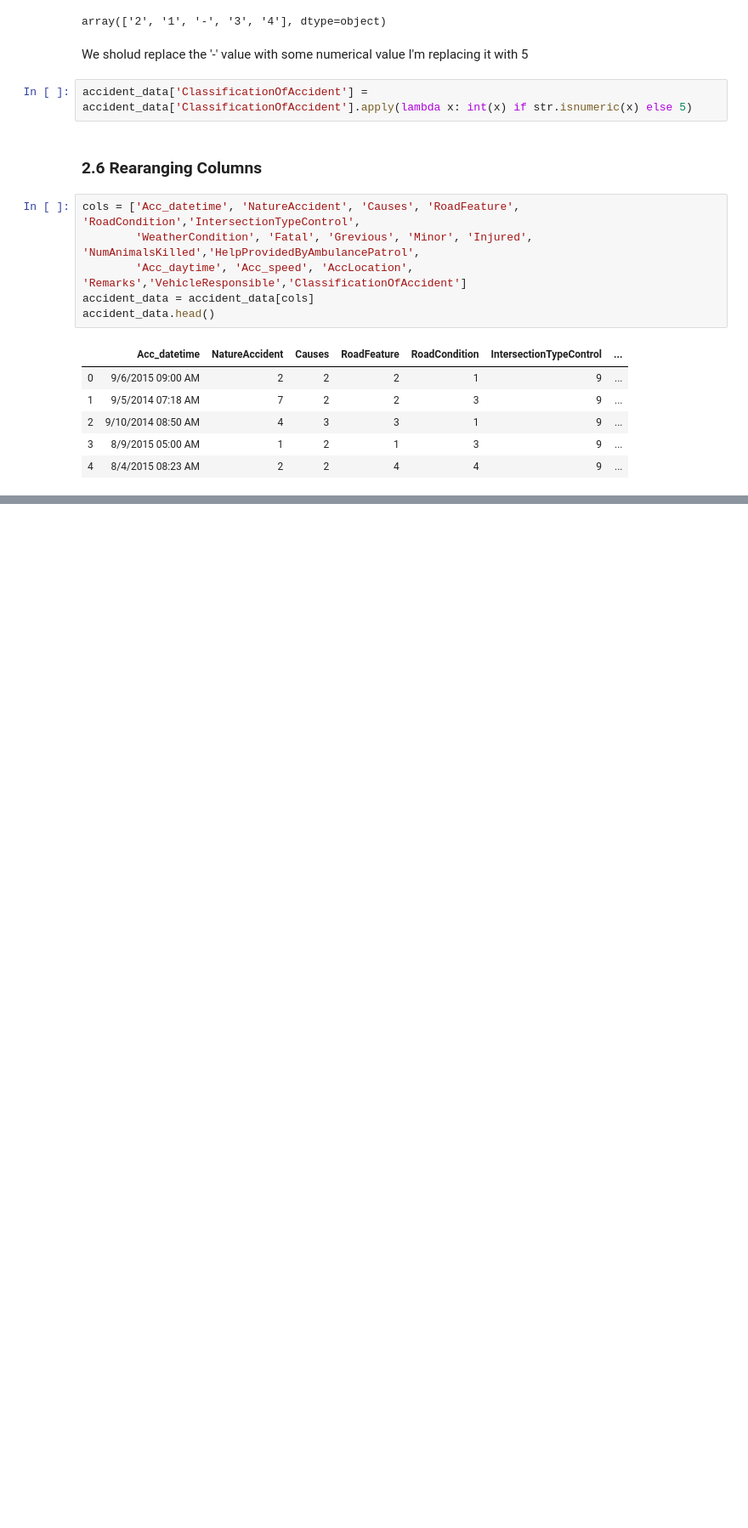
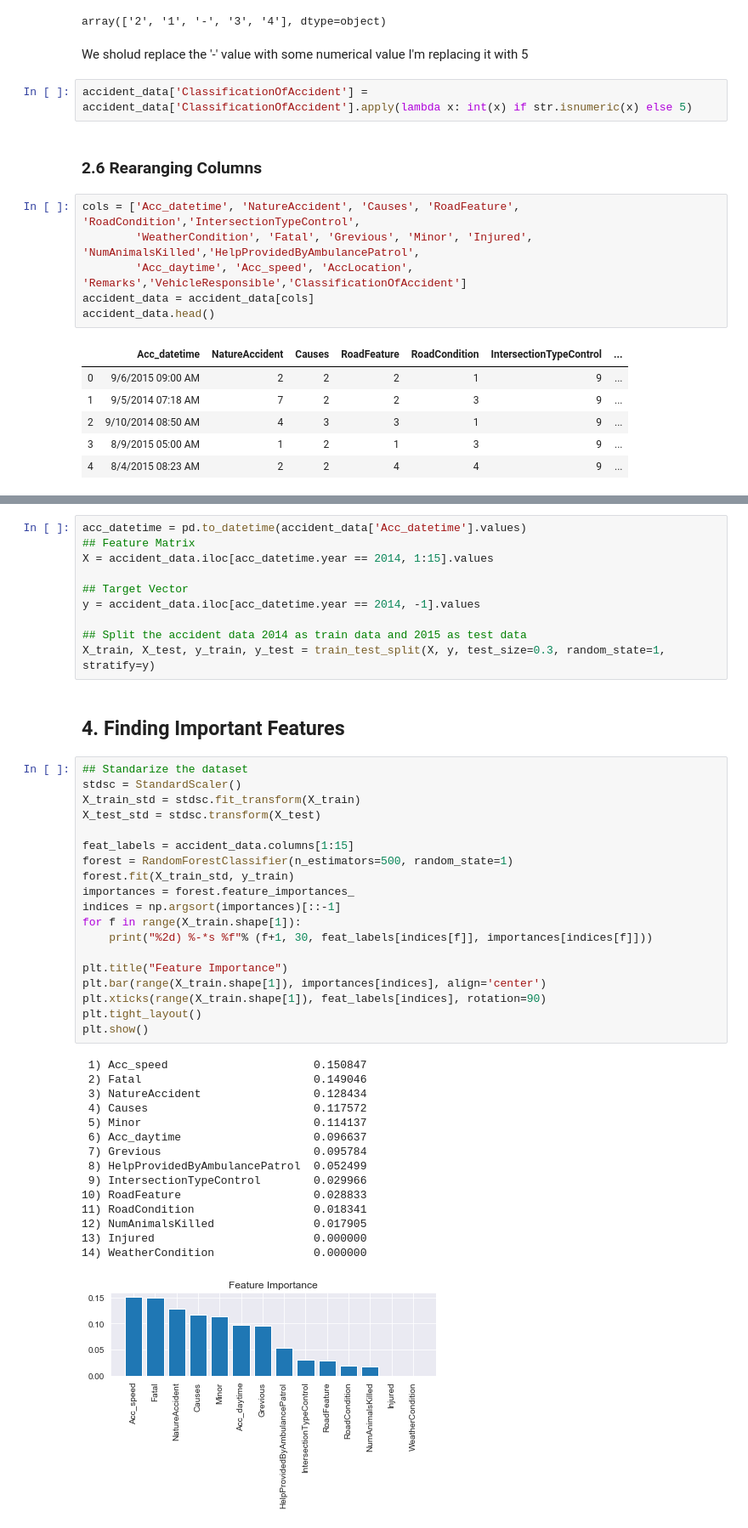
Before and after one commit to DebuRock/DataScience-And-ML, a Jupyter notebook: Predict Accident Type/NHAI Accident Data Analysis.ipynb, the cells around one changed output, grey strips where cells are left out. Shown at 85% size. Drawn from its saved outputs; the diff is of its cells as text; blank space fills up the shorter version.

```diff
--- a/Predict Accident Type/NHAI Accident Data Analysis.ipynb
+++ b/Predict Accident Type/NHAI Accident Data Analysis.ipynb
@@ -244,0 +257,48 @@ accident_data.head()
+# %%
+acc_datetime = pd.to_datetime(accident_data['Acc_datetime'].values)
+## Feature Matrix
+X = accident_data.iloc[acc_datetime.year == 2014, 1:15].values
+
+## Target Vector
+y = accident_data.iloc[acc_datetime.year == 2014, -1].values
+
+## Split the accident data 2014 as train data and 2015 as test data
+X_train, X_test, y_train, y_test = train_test_split(X, y, test_size=0.3, random_state=1, stratify=y)
+# %% [markdown]
+<a id='important_feature'></a>
+## 4. Finding Important Features
+# %%
+## Standarize the dataset
+stdsc = StandardScaler()
+X_train_std = stdsc.fit_transform(X_train)
+X_test_std = stdsc.transform(X_test)
+
+feat_labels = accident_data.columns[1:15]
+forest = RandomForestClassifier(n_estimators=500, random_state=1)
+forest.fit(X_train_std, y_train)
+importances = forest.feature_importances_
+indices = np.argsort(importances)[::-1]
+for f in range(X_train.shape[1]):
+    print("%2d) %-*s %f"% (f+1, 30, feat_labels[indices[f]], importances[indices[f]]))
+
+plt.title("Feature Importance")
+plt.bar(range(X_train.shape[1]), importances[indices], align='center')
+plt.xticks(range(X_train.shape[1]), feat_labels[indices], rotation=90)
+plt.tight_layout()
+plt.show()
+# %% [output]
+ 1) Acc_speed                      0.150847
+ 2) Fatal                          0.149046
+ 3) NatureAccident                 0.128434
+ 4) Causes                         0.117572
+ 5) Minor                          0.114137
+ 6) Acc_daytime                    0.096637
+ 7) Grevious                       0.095784
+ 8) HelpProvidedByAmbulancePatrol  0.052499
+ 9) IntersectionTypeControl        0.029966
+10) RoadFeature                    0.028833
+11) RoadCondition                  0.018341
+12) NumAnimalsKilled               0.017905
+13) Injured                        0.000000
+14) WeatherCondition               0.000000
+[figure, added]
```
Also changed, not shown: parts of 22 cells of this notebook.
